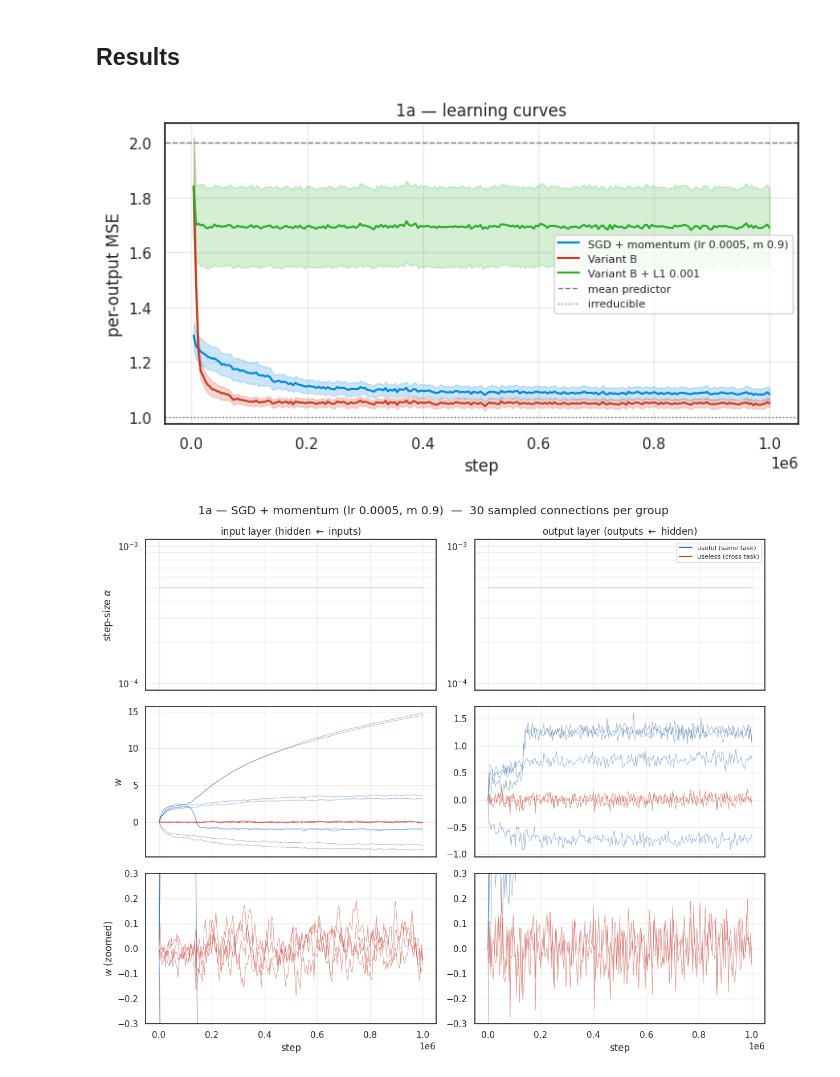
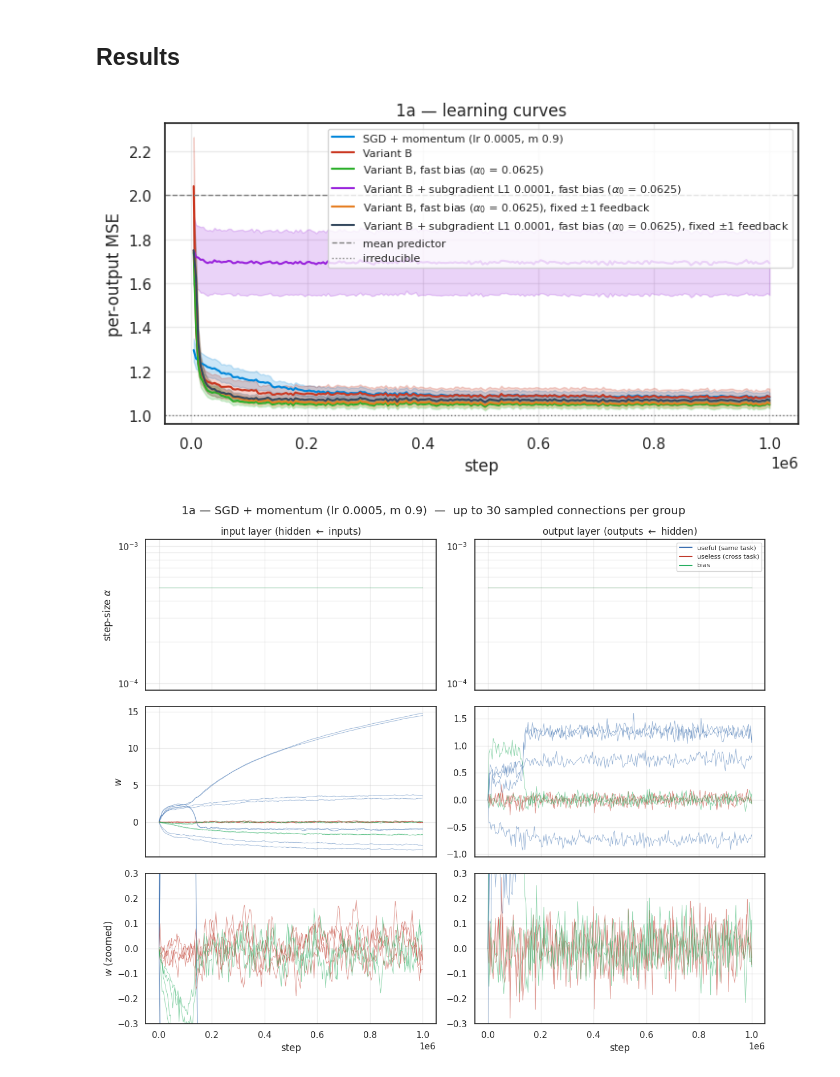
Before and after one commit to ejmejm/phd_research, a Jupyter notebook: phd/structure_search/multi_geoff_exploration/experiment_1a_stationary.ipynb, the cells around one changed output. Cells and saved outputs as stored; diff of their text form; code cells hidden in the pictures.

```diff
--- a/phd/structure_search/multi_geoff_exploration/experiment_1a_stationary.ipynb
+++ b/phd/structure_search/multi_geoff_exploration/experiment_1a_stationary.ipynb
@@ -101,6 +118,7 @@ output_task_ids = slot_ids(N_TASKS, N_OUTPUTS_PER_TASK)
 masks = contaminate_masks(base_masks, hidden_task_ids, halves_group_ids(hidden_task_ids),
                           input_task_ids, output_task_ids)
 labels = connection_labels(masks, hidden_task_ids, input_task_ids, output_task_ids)
+l1_masks = penalty_masks(masks, bias=USE_BIAS)      # what L1 pulls on: everything but the biases
 
 # Which individual connections the figures follow. Fixed once, outside `jit`.
 trace_idxs = {l: {g: subsample_indices(labels[l], g, N_TRACES, seed=BASE_SEED) for g in GROUPS}
@@ -206,23 +277,37 @@ def snapshot(learner):
 
 
 def train(learner, task):
-    """`NUM_STEPS` of online training: every step's loss, and `N_SNAPSHOTS` + 1 snapshots."""
+    """`NUM_STEPS` of online training.
+
+    Returns every step's loss, `N_SNAPSHOTS` + 1 connection snapshots, and the number of times each
+    weight changed sign. Sign changes are counted every step, since they are invisible to snapshots.
+    """
     def one_step(carry, _):
-        learner, task = carry
+        learner, task, last_sign, crossings = carry
         task, (x, y) = task.generate_batch(1)              # online: one sample per step
         learner, loss = learner.step(x[0], y[0])
-        return (learner, task), loss
+        # A crossing is a nonzero weight whose sign differs from its last nonzero sign, so a weight
+        # that proximal L1 parks at exactly 0 on the way across still counts once, and a weight
+        # leaving its zero initialization does not count at all.
+        sign = {k: jnp.sign(w) for k, w in learner.model.weights.items()}
+        crossings = {k: c + ((sign[k] != 0) & (last_sign[k] != 0) & (sign[k] != last_sign[k]))
+                     .astype(c.dtype) for k, c in crossings.items()}
+        last_sign = {k: jnp.where(sign[k] != 0, sign[k], last_sign[k]) for k in sign}
+        return (learner, task, last_sign, crossings), loss
 
     def block(carry, _):
         snap = snapshot(carry[0])                          # start-of-block, so step 0 is recorded
         carry, losses = jax.lax.scan(one_step, carry, length=NUM_STEPS // N_SNAPSHOTS)
         return carry, (losses, snap)
 
-    carry, (losses, snaps) = jax.lax.scan(block, (learner, task), length=N_SNAPSHOTS)
+    last_sign = {k: jnp.sign(w) for k, w in learner.model.weights.items()}
+    crossings = {k: jnp.zeros_like(w) for k, w in learner.model.weights.items()}
+    carry, (losses, snaps) = jax.lax.scan(block, (learner, task, last_sign, crossings),
+                                          length=N_SNAPSHOTS)
     # Snapshots then run 0, ..., NUM_STEPS once the final state is appended.
     snaps = jax.tree.map(lambda s, final: jnp.concatenate([s, final[None]]), snaps,
                          snapshot(carry[0]))
-    return losses, snaps
+    return losses, snaps, carry[3]
 
 
 def run(make_learner):
@@ -233,20 +318,28 @@ def run(make_learner):
                        seed=BASE_SEED + s)
         for s in range(N_SEEDS)])
     keys = jax.random.split(jax.random.PRNGKey(BASE_SEED), N_SEEDS)
-    losses, snaps = jax.jit(jax.vmap(lambda key, task: train(make_learner(key), task)))(keys, tasks)
+    losses, snaps, crossings = jax.jit(
+        jax.vmap(lambda key, task: train(make_learner(key), task)))(keys, tasks)
 
     # Per-output MSE, averaged within each block; snapshots sit on the block edges.
     block_len = NUM_STEPS // N_SNAPSHOTS
     return {'steps': np.arange(1, N_SNAPSHOTS + 1) * block_len,
             'snap_steps': np.arange(N_SNAPSHOTS + 1) * block_len,
             'mse': np.asarray(losses, dtype=np.float32).mean(-1) / N_OUTPUTS,
+            'crossings': {k: np.asarray(v) for k, v in crossings.items()},
             **{k: np.asarray(v) for k, v in snaps.items()}}
 
 
 runs = {
     SGD_LABEL: run(sgd_learner),
     'Variant B': run(autostep_learner),
-    f'Variant B + L1 {L1_COEFF:g}': run(lambda key: autostep_learner(key, l1=L1_COEFF)),
+    f'Variant B, {FAST_BIAS_LABEL}': run(
+        lambda key: autostep_learner(key, bias_init_lr=INIT_BIAS_LR)),
+    f'Variant B + {L1_MODE} L1 {L1_COEFF:g}, {FAST_BIAS_LABEL}': run(
+        lambda key: autostep_learner(key, l1=L1_COEFF, bias_init_lr=INIT_BIAS_LR)),
+    f'Variant B + {L1_MODE} L1 {L1_COEFF:g}, {FAST_BIAS_LABEL}, {FEEDBACK_LABEL}': run(
+        lambda key: autostep_learner(key, l1=L1_COEFF, bias_init_lr=INIT_BIAS_LR,
+                                     fixed_feedback=True)),
 }
 # %% [markdown]
 ## Results
@@ -278,33 +371,33 @@ def plot_connections(res, title, alpha_ref=INIT_LR):
     rows = [('alpha', 'step-size $\\alpha$', True, None),
             ('w', '$w$', False, None),
             ('w', '$w$ (zoomed)', False, (-0.3, 0.3))]
     fig, axes = plt.subplots(len(rows), 2, figsize=(12, 10), sharex=True)
     for row, (key, ylabel, log_scale, ylim) in enumerate(rows):
         for col, layer_name in enumerate(LAYER_NAMES):
             ax = axes[row, col]
             for group, (name, color) in enumerate(zip(GROUP_NAMES, GROUP_COLORS)):
                 ax.plot(res['snap_steps'], res[key][0, :, col, group], color=color, lw=0.7,
                         alpha=0.5)
                 ax.plot([], [], color=color, lw=1.5, label=name)      # legend proxy
             if log_scale:
                 ax.set_yscale('log')
                 if alpha_ref is not None:
                     ax.axhline(alpha_ref, ls='--', c='gray', lw=1, label='initial $\\alpha$')
             if ylim is not None:
                 ax.set_ylim(*ylim)
             ax.grid(alpha=0.35, which='both')
             ax.set_title(layer_name if row == 0 else '')
             ax.set_xlabel('step' if row == len(rows) - 1 else '')
             ax.set_ylabel(ylabel if col == 0 else '')
     axes[0, 1].legend(fontsize=8)
-    fig.suptitle(f'1a — {title}  —  {N_TRACES} sampled connections per group')
+    fig.suptitle(f'1a — {title}  —  up to {N_TRACES} sampled connections per group')
     fig.tight_layout()
     plt.show()
 
 
 plot_curves(runs)
 for label, res in runs.items():
     plot_connections(res, label, alpha_ref=None if label == SGD_LABEL else INIT_LR)
 # %% [output]
-[figure, old version]
+[figure, new version]
-[figure, old version]
+[figure, new version]
```
Also changed, not shown: parts of 7 cells of this notebook, 2 other files.
